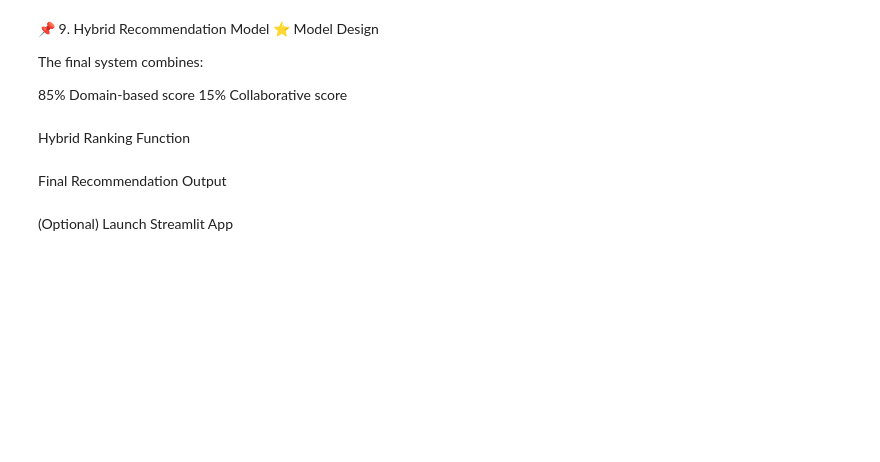
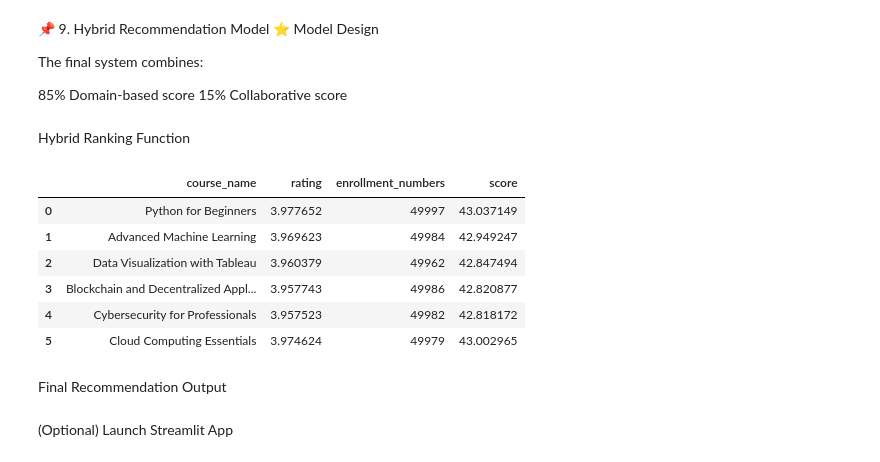
Before and after one commit to Akritichhaya/Course_Recommendation_system, a Jupyter notebook: Recommendation - collaborative.ipynb, the cells around one changed output. Cells and saved outputs as stored; diff of their text form; code cells hidden in the pictures; blank space fills up the shorter version.

```diff
--- a/Recommendation - collaborative.ipynb
+++ b/Recommendation - collaborative.ipynb
@@ -297,24 +332,23 @@ def domain_recommend(user_id, top_n):
 # %% [markdown]
 Popularity-Based Model (Cold Start Handling)
 # %%
-# def popularity_recommend(top_n):
-#     temp = (
-#         df.groupby('course_name', as_index=False)
-#         .agg({
-#             'rating': 'mean',
-#             'enrollment_numbers': 'max'
-#         })
-#     )
+def popularity_recommend(top_n):
+    temp = (
+        df.groupby("course_name", as_index=False)
+        .agg({
+            "rating": "mean",
+            "enrollment_numbers": "max"
+        })
+    )
 
-#     temp['popularity_score'] = (
-#         temp['rating'] * np.log(temp['enrollment_numbers'] + 1)
-#     )
+    temp["score"] = (
+        temp["rating"] *
+        np.log(temp["enrollment_numbers"] + 1)
+    )
 
-#     return (
-#         temp.sort_values(by='popularity_score', ascending=False)
-#         .head(top_n)
-#         .reset_index(drop=True)
-#     )
+    return temp.sort_values(
+        by="score", ascending=False
+    ).head(top_n)
 # %% [markdown]
 📌 9. Hybrid Recommendation Model ⭐
 Model Design
@@ -330,8 +364,12 @@ Hybrid Ranking Function
 # %%
 def hybrid_recommend(user_id, top_n):
 
+    # 🔴 Cold-start user check
+    if user_id not in user_courses:
+        return popularity_recommend(top_n)
+
+    # Existing user logic
     taken_courses = user_courses.get(user_id, set())
-    user_domains = set(df[df["user_id"] == user_id]["domain"])
 
     # -------- Domain Based (85%) --------
     domain_part = domain_recommend(user_id, int(top_n * 0.85))
@@ -343,34 +381,44 @@ def hybrid_recommend(user_id, top_n):
         (df["course_name"].isin(collab_courses)) &
         (~df["course_name"].isin(domain_part["course_name"])) &
         (~df["course_name"].isin(taken_courses))
     ]
 
     collab_part = (
         collab_df.groupby(
-            ["course_name", "difficulty_level"],
+            ["course_name"],
             as_index=False
         )
         .agg({
             "rating": "mean",
             "enrollment_numbers": "max"
         })
     )
 
     collab_part["score"] = (
         collab_part["rating"] *
         np.log(collab_part["enrollment_numbers"] + 1)
     )
 
     collab_part = collab_part.sort_values(
         by="score", ascending=False
     ).head(top_n - len(domain_part))
 
     final = pd.concat(
         [domain_part, collab_part],
         ignore_index=True
     )
 
     return final
+
+hybrid_recommend(49,6)
+# %% [output]
+|  | course_name | rating | enrollment_numbers | score |
+| 0 | Python for Beginners | 3.977652 | 49997 | 43.037149 |
+| 1 | Advanced Machine Learning | 3.969623 | 49984 | 42.949247 |
+| 2 | Data Visualization with Tableau | 3.960379 | 49962 | 42.847494 |
+| 3 | Blockchain and Decentralized Appl... | 3.957743 | 49986 | 42.820877 |
+| 4 | Cybersecurity for Professionals | 3.957523 | 49982 | 42.818172 |
+| 5 | Cloud Computing Essentials | 3.974624 | 49979 | 43.002965 |
 # %% [markdown]
 Final Recommendation Output
 # %%
```
Also changed, not shown: parts of 7 cells of this notebook, 1 other file.
